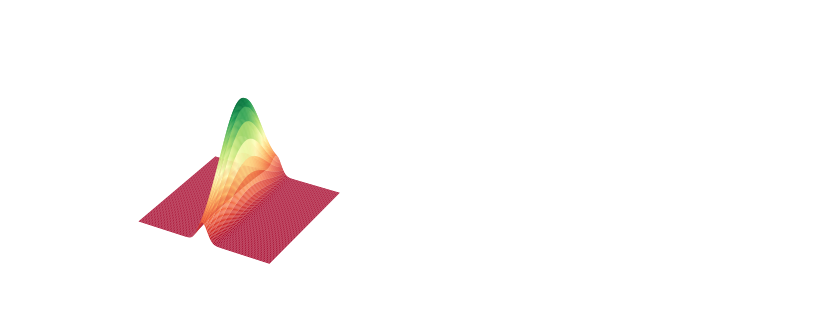
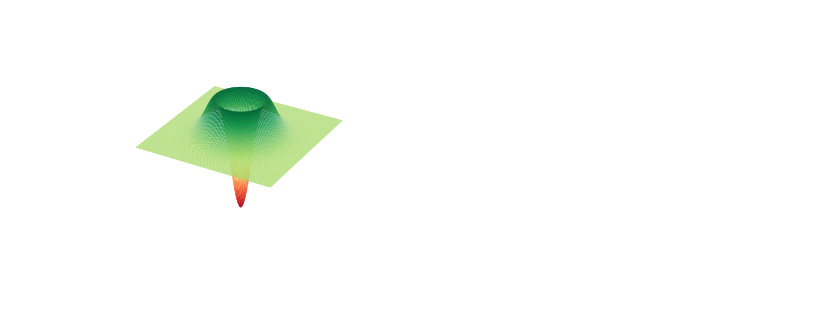
Before and after one commit to tonybruguier/sandbox, a Jupyter notebook: strawberry_fields.ipynb, the cells around one changed output. Saved outputs shown, nothing was run; the diff lists cells and outputs as text; code cells hidden in the pictures.

Commit message:
Fock states

```diff
--- a/strawberry_fields.ipynb
+++ b/strawberry_fields.ipynb
@@ -10,23 +10,22 @@ from mpl_toolkits.mplot3d import Axes3D
 # %%
 prog = sf.Program(2)
 
 wire_id = 0
 
 with prog.context as q:
-    S = Sgate(1)
-    S | q[wire_id]
+    Fock(1) | q[wire_id]
 
-eng = sf.Engine('gaussian')
-state = eng.run(prog).state
+eng = sf.Engine('fock', backend_options={"cutoff_dim": 50})
+state = eng.run(prog, cutoff_dim=4).state
 
 fig = plt.figure()
 X = np.linspace(-5, 5, 100)
 P = np.linspace(-5, 5, 100)
 Z = state.wigner(wire_id, X, P)
 X, P = np.meshgrid(X, P)
 ax = fig.add_subplot(111, projection="3d")
 ax.plot_surface(X, P, Z, cmap="RdYlGn", lw=0.5, rstride=1, cstride=1)
 fig.set_size_inches(4.8, 5)
 ax.set_axis_off()
 # %% [output]
-[figure, old version]
+[figure, new version]
```
